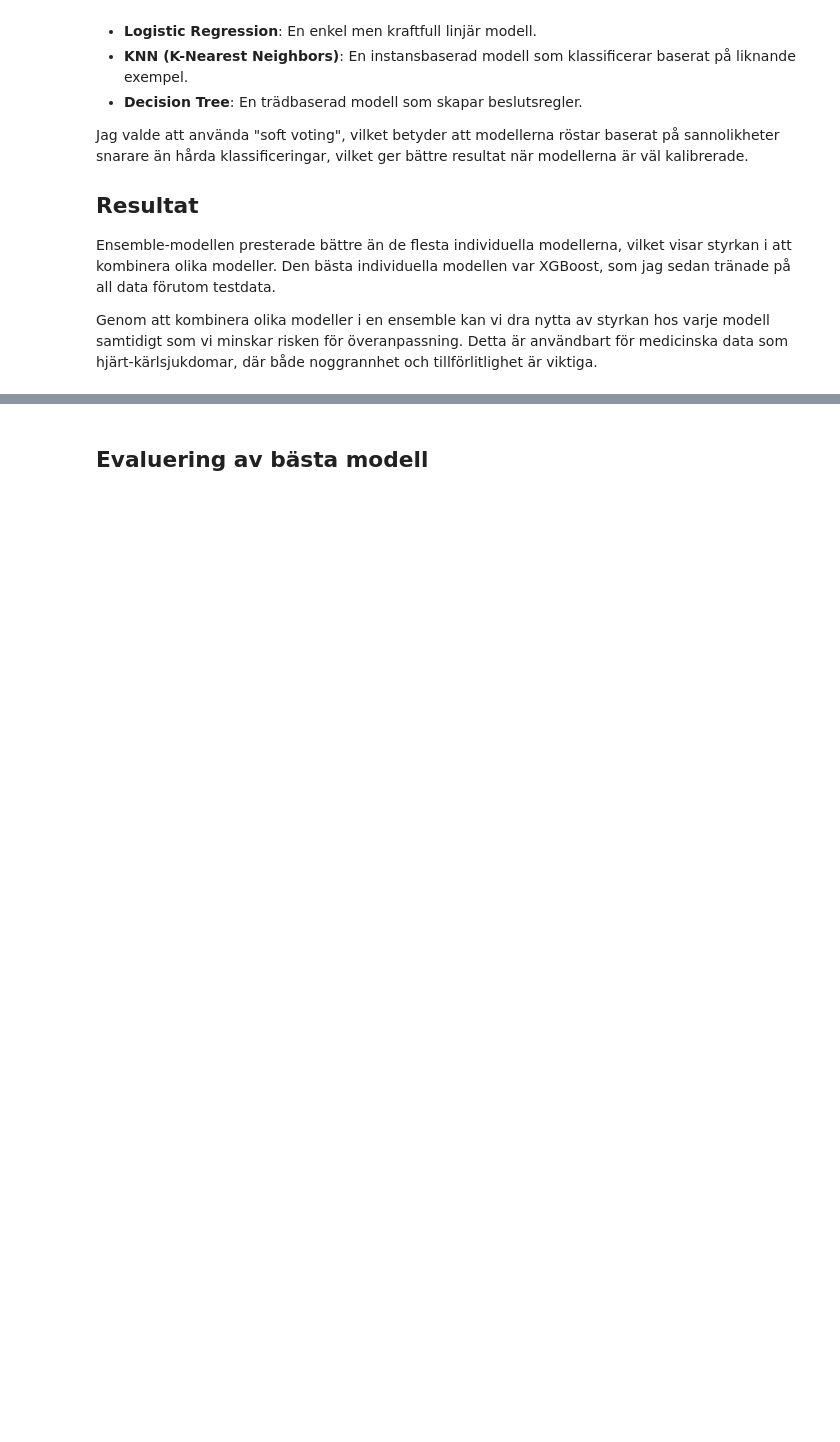
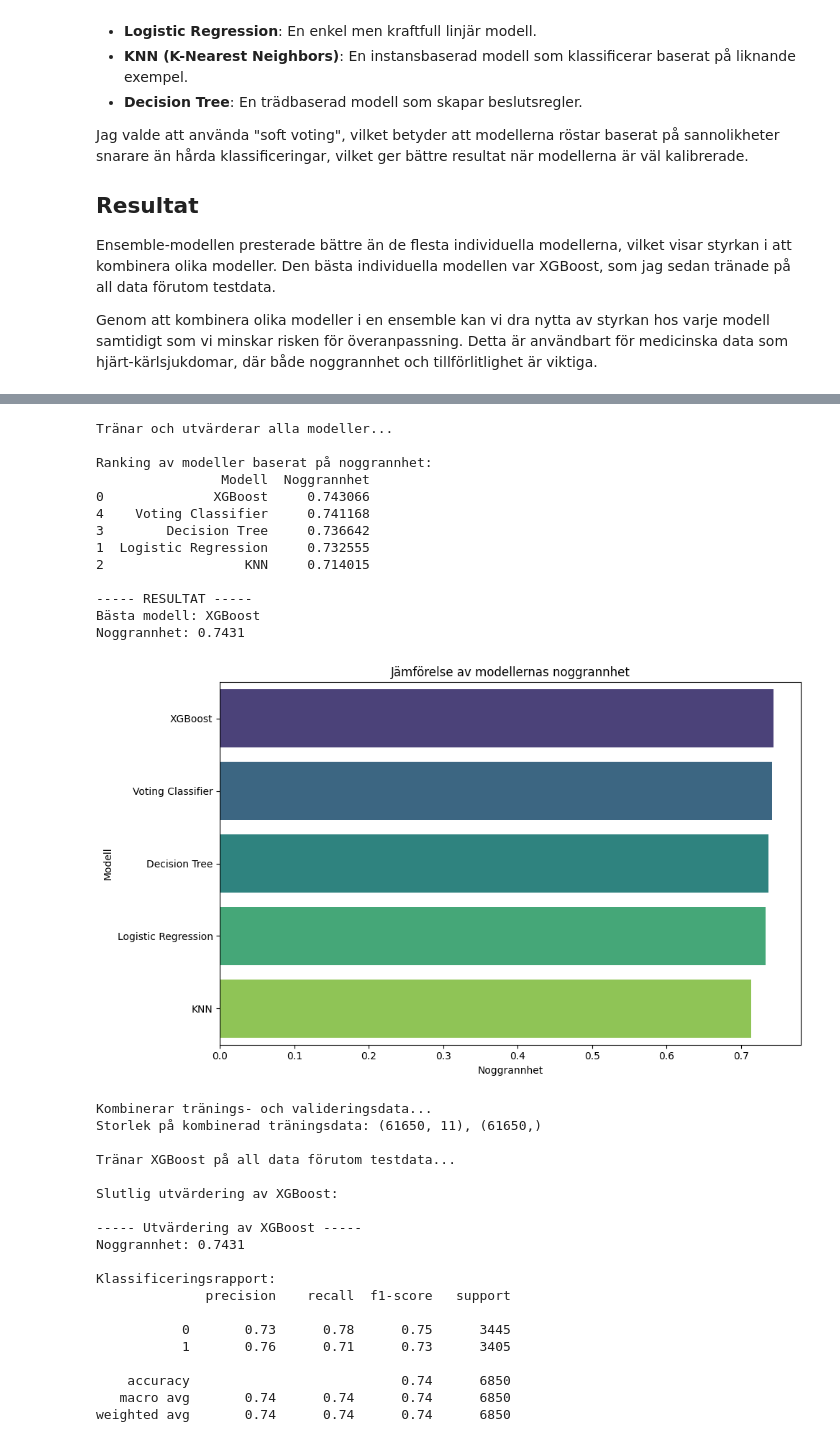
Before and after one commit to n00rp/Machine-Learning, a Jupyter notebook: Övningsuppgifter/Labb/labb01_Cardiovascular_Disease.ipynb, the cells around one changed output, grey strips where cells are left out. Saved outputs shown, nothing was run; the diff lists cells and outputs as text; code cells hidden in the pictures; blank space fills up the shorter version.

```diff
--- a/Övningsuppgifter/Labb/labb01_Cardiovascular_Disease.ipynb
+++ b/Övningsuppgifter/Labb/labb01_Cardiovascular_Disease.ipynb
@@ -641,2 +611,52 @@ weighted avg       0.71      0.71      0.71      6850
-# %% [markdown]
-## Evaluering av bästa modell
+# %%
+# För evaluate_best_model.py
+from evaluate_best_model import find_best_model
+
+best_model_name, all_models, results_df = find_best_model(
+    X2_train_scaled, X2_val_scaled, X2_test_scaled,
+    y2_train, y2_val, y2_test
+)
+
+# För ensemble_uppgift.py
+from ensemble import train_best_model
+
+# Använd best_model_name från find_best_model eller ange manuellt
+trained_model = train_best_model(
+    X2_train_scaled, X2_val_scaled, X2_test_scaled,
+    y2_train, y2_val, y2_test,
+    best_model_name=best_model_name  # Eller ange specifik modell, t.ex. "XGBoost"
+)
+# %% [output]
+Tränar och utvärderar alla modeller...
+
+Ranking av modeller baserat på noggrannhet:
+                Modell  Noggrannhet
+0              XGBoost     0.743066
+4    Voting Classifier     0.741168
+3        Decision Tree     0.736642
+1  Logistic Regression     0.732555
+2                  KNN     0.714015
+
+----- RESULTAT -----
+Bästa modell: XGBoost
+Noggrannhet: 0.7431
+[figure, added]
+Kombinerar tränings- och valideringsdata...
+Storlek på kombinerad träningsdata: (61650, 11), (61650,)
+
+Tränar XGBoost på all data förutom testdata...
+
+Slutlig utvärdering av XGBoost:
+
+----- Utvärdering av XGBoost -----
+Noggrannhet: 0.7431
+
+Klassificeringsrapport:
+              precision    recall  f1-score   support
+
+           0       0.73      0.78      0.75      3445
+           1       0.76      0.71      0.73      3405
+
+    accuracy                           0.74      6850
+   macro avg       0.74      0.74      0.74      6850
+weighted avg       0.74      0.74      0.74      6850
```
Also changed, not shown: parts of 3 cells of this notebook.
